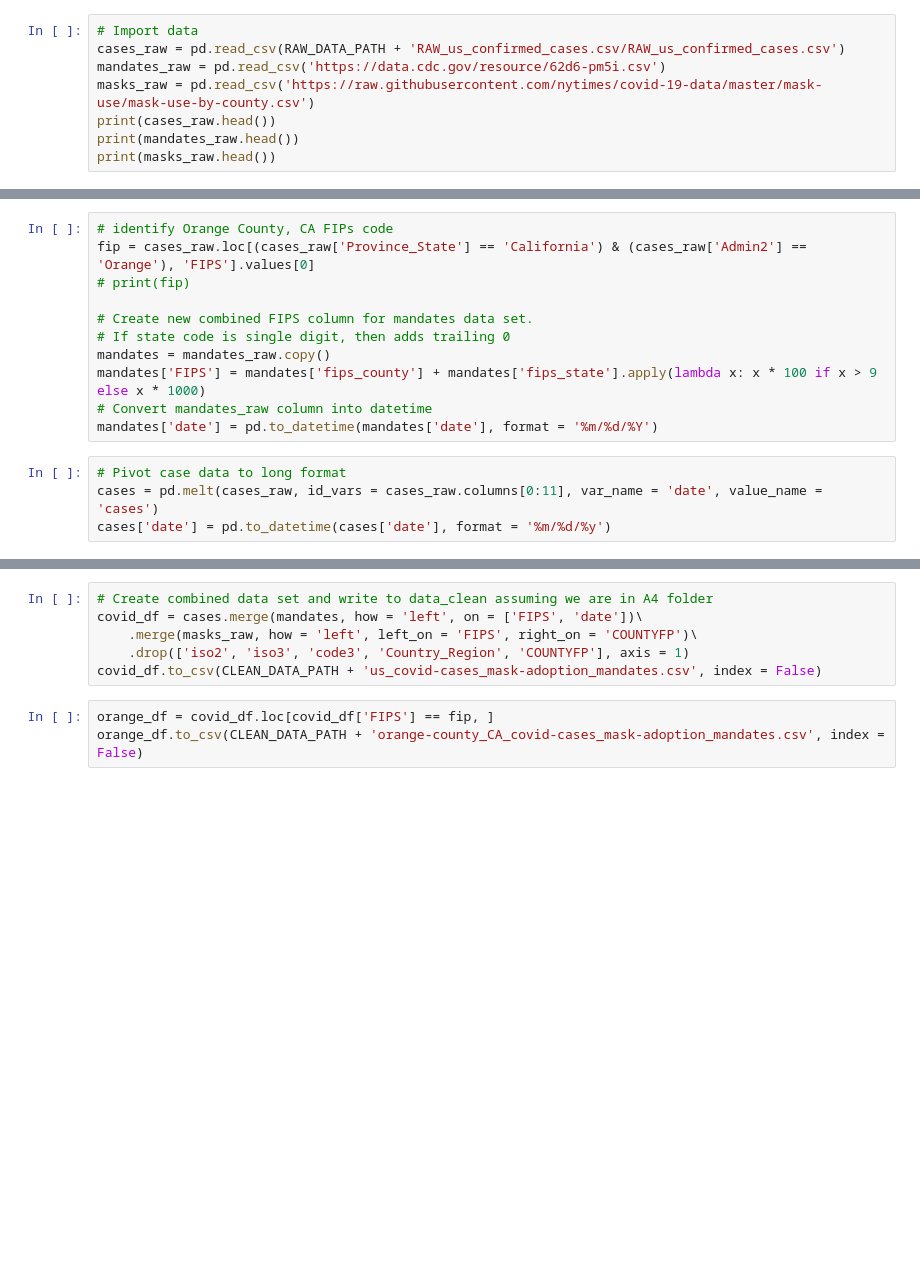
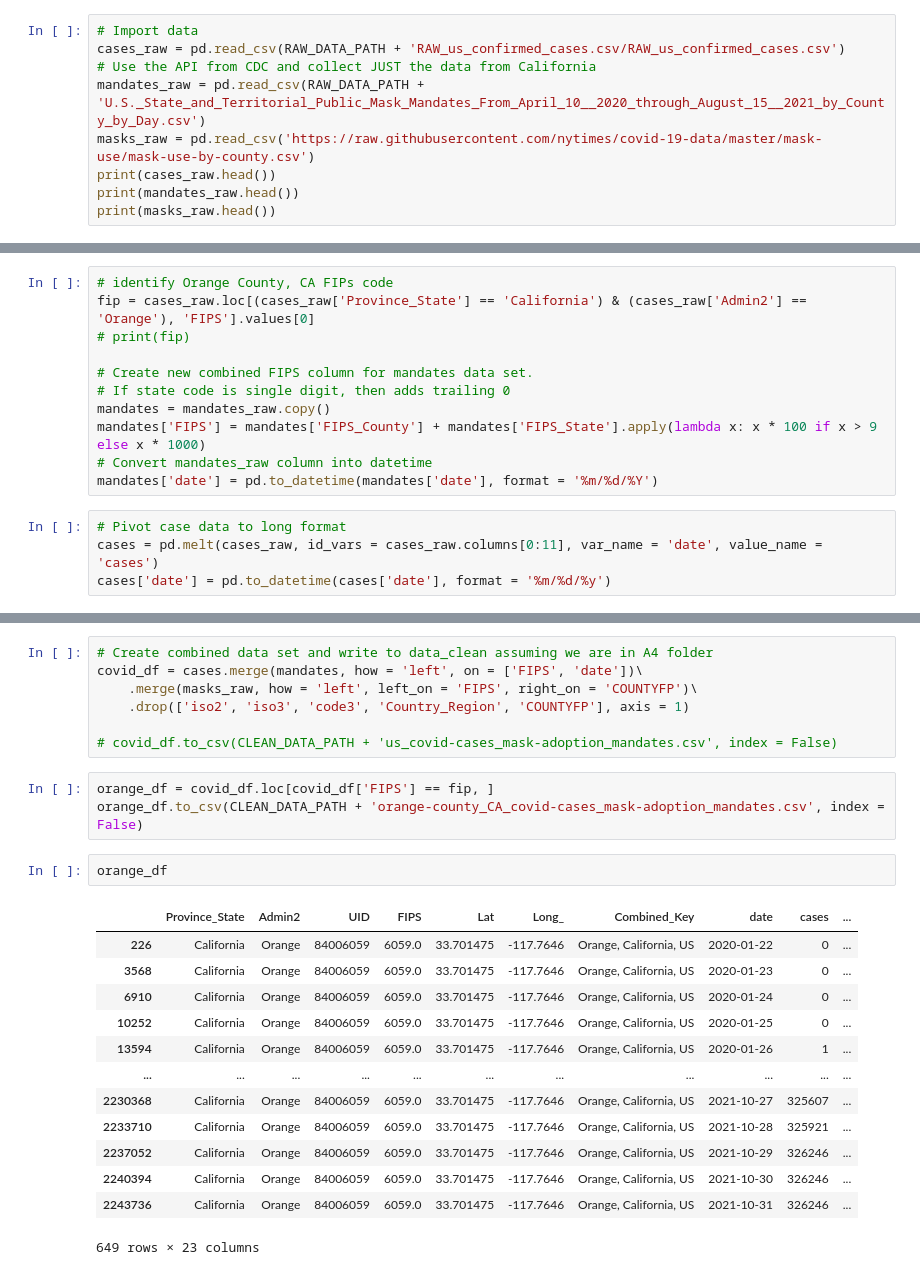
Before and after one commit to anushnap/data512-project, a Jupyter notebook: A4 - Common Analysis/Orange County Analysis.ipynb, the cells around one changed output, grey strips where cells are left out. Drawn from its saved outputs; the diff is of its cells as text; blank space fills up the shorter version.

Commit message:
redownloaded data

```diff
--- a/A4 - Common Analysis/Orange County Analysis.ipynb
+++ b/A4 - Common Analysis/Orange County Analysis.ipynb
@@ -38,7 +38,8 @@ CLEAN_DATA_PATH = '../data_clean/'
 # %%
 # Import data
 cases_raw = pd.read_csv(RAW_DATA_PATH + 'RAW_us_confirmed_cases.csv/RAW_us_confirmed_cases.csv')
-mandates_raw = pd.read_csv('https://data.cdc.gov/resource/62d6-pm5i.csv')
+# Use the API from CDC and collect JUST the data from California
+mandates_raw = pd.read_csv(RAW_DATA_PATH + 'U.S._State_and_Territorial_Public_Mask_Mandates_From_April_10__2020_through_August_15__2021_by_County_by_Day.csv')
 masks_raw = pd.read_csv('https://raw.githubusercontent.com/nytimes/covid-19-data/master/mask-use/mask-use-by-county.csv')
 print(cases_raw.head())
 print(mandates_raw.head())
@@ -72,7 +73,7 @@ fip = cases_raw.loc[(cases_raw['Province_State'] == 'California') & (cases_raw['
 # Create new combined FIPS column for mandates data set.
 # If state code is single digit, then adds trailing 0
 mandates = mandates_raw.copy()
-mandates['FIPS'] = mandates['fips_county'] + mandates['fips_state'].apply(lambda x: x * 100 if x > 9 else x * 1000)
+mandates['FIPS'] = mandates['FIPS_County'] + mandates['FIPS_State'].apply(lambda x: x * 100 if x > 9 else x * 1000)
 # Convert mandates_raw column into datetime
 mandates['date'] = pd.to_datetime(mandates['date'], format = '%m/%d/%Y')
 # %%
@@ -97,7 +98,24 @@ Index(['COUNTYFP', 'NEVER', 'RARELY', 'SOMETIMES', 'FREQUENTLY', 'ALWAYS'], dtyp
 covid_df = cases.merge(mandates, how = 'left', on = ['FIPS', 'date'])\
     .merge(masks_raw, how = 'left', left_on = 'FIPS', right_on = 'COUNTYFP')\
     .drop(['iso2', 'iso3', 'code3', 'Country_Region', 'COUNTYFP'], axis = 1)
-covid_df.to_csv(CLEAN_DATA_PATH + 'us_covid-cases_mask-adoption_mandates.csv', index = False)
+
+# covid_df.to_csv(CLEAN_DATA_PATH + 'us_covid-cases_mask-adoption_mandates.csv', index = False)
 # %%
 orange_df = covid_df.loc[covid_df['FIPS'] == fip, ]
 orange_df.to_csv(CLEAN_DATA_PATH + 'orange-county_CA_covid-cases_mask-adoption_mandates.csv', index = False)
+# %%
+orange_df
+# %% [output]
+|  | Province_State | Admin2 | UID | FIPS | Lat | Long_ | Combined_Key | date | cases | ... |
+| 226 | California | Orange | 84006059 | 6059.0 | 33.701475 | -117.7646 | Orange, California, US | 2020-01-22 | 0 | ... |
+| 3568 | California | Orange | 84006059 | 6059.0 | 33.701475 | -117.7646 | Orange, California, US | 2020-01-23 | 0 | ... |
+| 6910 | California | Orange | 84006059 | 6059.0 | 33.701475 | -117.7646 | Orange, California, US | 2020-01-24 | 0 | ... |
+| 10252 | California | Orange | 84006059 | 6059.0 | 33.701475 | -117.7646 | Orange, California, US | 2020-01-25 | 0 | ... |
+| 13594 | California | Orange | 84006059 | 6059.0 | 33.701475 | -117.7646 | Orange, California, US | 2020-01-26 | 1 | ... |
+| ... | ... | ... | ... | ... | ... | ... | ... | ... | ... | ... |
+| 2230368 | California | Orange | 84006059 | 6059.0 | 33.701475 | -117.7646 | Orange, California, US | 2021-10-27 | 325607 | ... |
+| 2233710 | California | Orange | 84006059 | 6059.0 | 33.701475 | -117.7646 | Orange, California, US | 2021-10-28 | 325921 | ... |
+| 2237052 | California | Orange | 84006059 | 6059.0 | 33.701475 | -117.7646 | Orange, California, US | 2021-10-29 | 326246 | ... |
+| 2240394 | California | Orange | 84006059 | 6059.0 | 33.701475 | -117.7646 | Orange, California, US | 2021-10-30 | 326246 | ... |
+| 2243736 | California | Orange | 84006059 | 6059.0 | 33.701475 | -117.7646 | Orange, California, US | 2021-10-31 | 326246 | ... |
+649 rows × 23 columns
```
Also changed, not shown: parts of 2 cells of this notebook, 1 other file.
